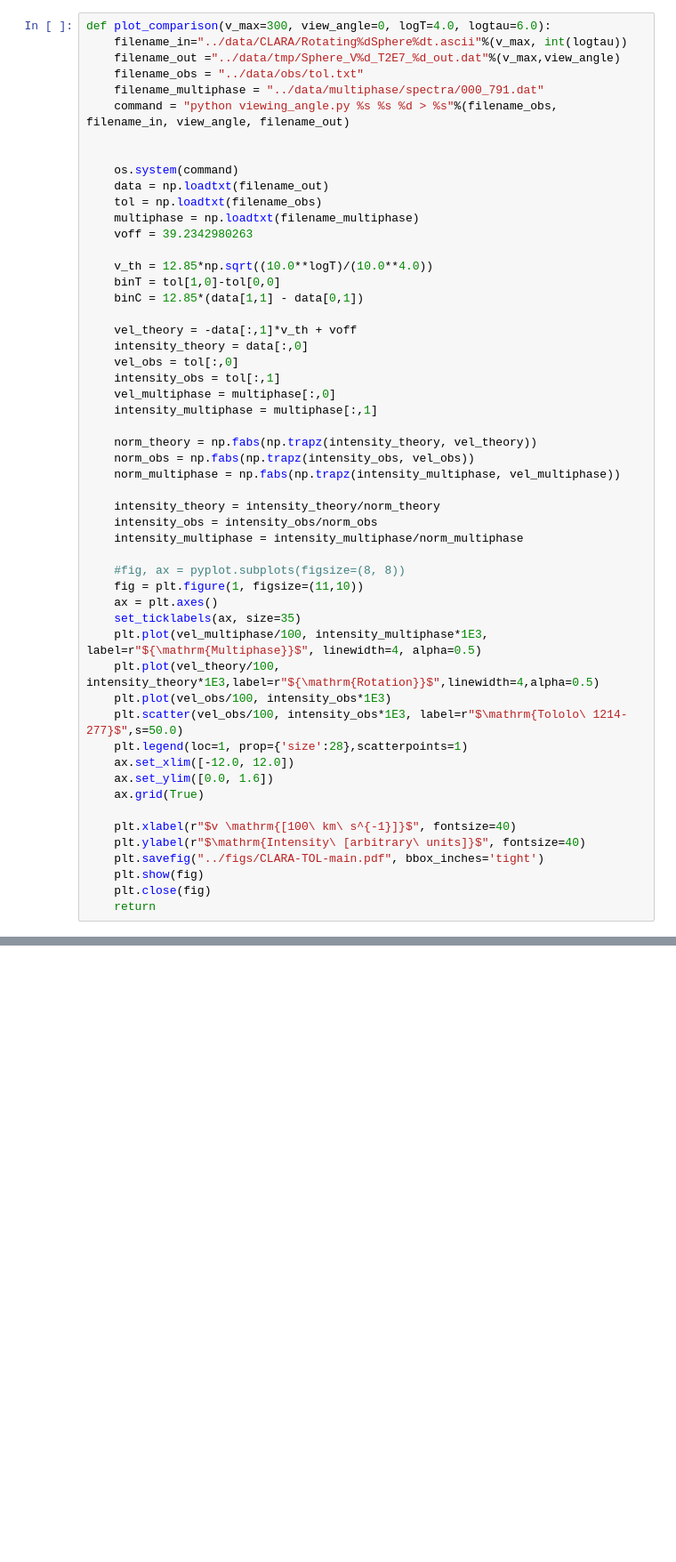
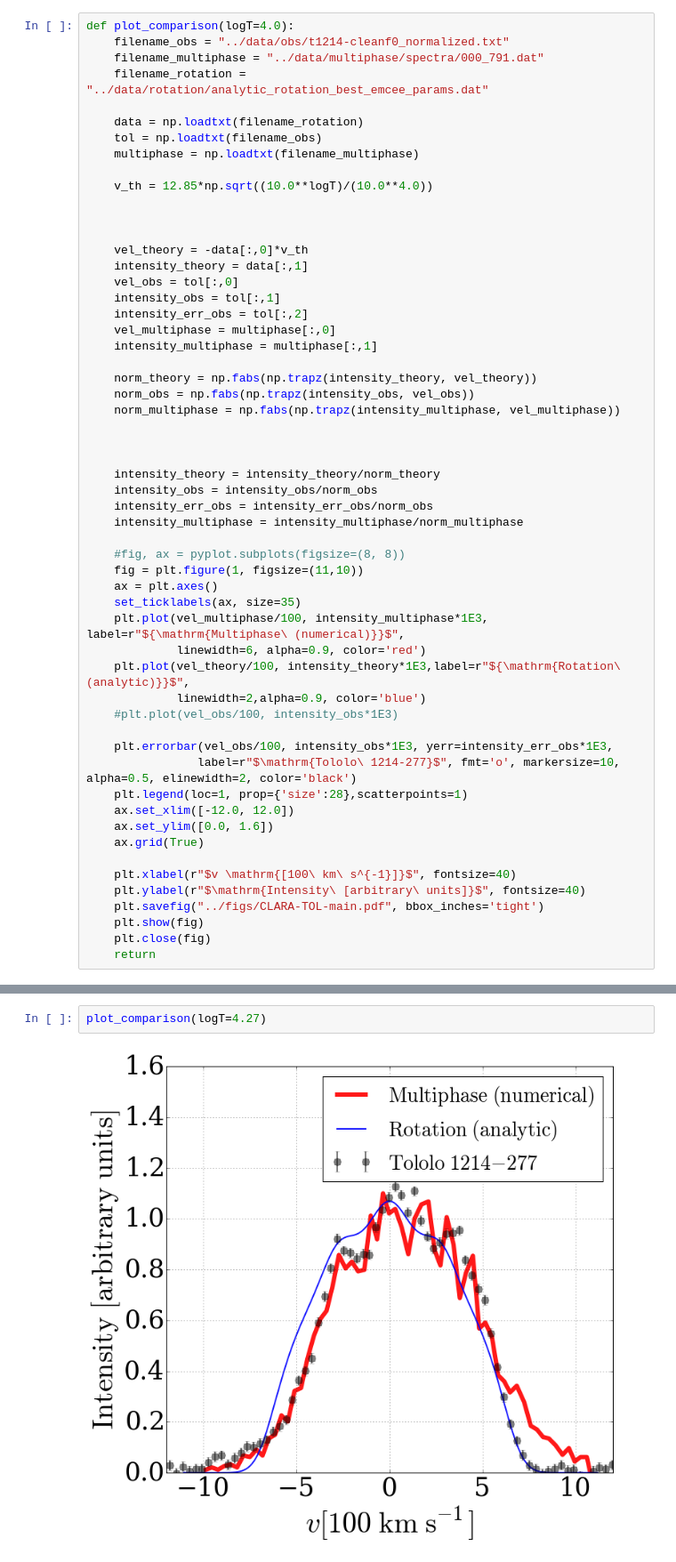
Before and after one commit to astroandes/tololo-lya-fit, a Jupyter notebook: code/paper_plots.ipynb, the cells around one changed output, grey strips where cells are left out. Shown at 89% size. Cells and saved outputs as stored; diff of their text form; blank space fills up the shorter version.

```diff
--- a/code/paper_plots.ipynb
+++ b/code/paper_plots.ipynb
@@ -17,26 +30,22 @@ def set_ticklabels(ax, size=18):
 # %%
-def plot_comparison(v_max=300, view_angle=0, logT=4.0, logtau=6.0):
-    filename_in="../data/CLARA/Rotating%dSphere%dt.ascii"%(v_max, int(logtau))
-    filename_out ="../data/tmp/Sphere_V%d_T2E7_%d_out.dat"%(v_max,view_angle)
-    filename_obs = "../data/obs/tol.txt"
+def plot_comparison(logT=4.0):
+    filename_obs = "../data/obs/t1214-cleanf0_normalized.txt"
     filename_multiphase = "../data/multiphase/spectra/000_791.dat"
-    command = "python viewing_angle.py %s %s %d > %s"%(filename_obs, filename_in, view_angle, filename_out)
+    filename_rotation = "../data/rotation/analytic_rotation_best_emcee_params.dat"
+
+    data = np.loadtxt(filename_rotation)
+    tol = np.loadtxt(filename_obs)
+    multiphase = np.loadtxt(filename_multiphase)
+
+    v_th = 12.85*np.sqrt((10.0**logT)/(10.0**4.0))
 
 
-    os.system(command)
-    data = np.loadtxt(filename_out)
-    tol = np.loadtxt(filename_obs)
-    multiphase = np.loadtxt(filename_multiphase)
-    voff = 39.2342980263
 
-    v_th = 12.85*np.sqrt((10.0**logT)/(10.0**4.0))
-    binT = tol[1,0]-tol[0,0]
-    binC = 12.85*(data[1,1] - data[0,1])
-
-    vel_theory = -data[:,1]*v_th + voff
-    intensity_theory = data[:,0]
+    vel_theory = -data[:,0]*v_th
+    intensity_theory = data[:,1]
     vel_obs = tol[:,0]
     intensity_obs = tol[:,1]
+    intensity_err_obs = tol[:,2]
     vel_multiphase = multiphase[:,0]
     intensity_multiphase = multiphase[:,1]
 
@@ -44,18 +53,25 @@ def plot_comparison(v_max=300, view_angle=0, logT=4.0, logtau=6.0):
     norm_obs = np.fabs(np.trapz(intensity_obs, vel_obs))
     norm_multiphase = np.fabs(np.trapz(intensity_multiphase, vel_multiphase))
 
+
+
     intensity_theory = intensity_theory/norm_theory
     intensity_obs = intensity_obs/norm_obs
+    intensity_err_obs = intensity_err_obs/norm_obs
     intensity_multiphase = intensity_multiphase/norm_multiphase
 
     #fig, ax = pyplot.subplots(figsize=(8, 8))
     fig = plt.figure(1, figsize=(11,10))
     ax = plt.axes()
     set_ticklabels(ax, size=35)
-    plt.plot(vel_multiphase/100, intensity_multiphase*1E3, label=r"${\mathrm{Multiphase}}$", linewidth=4, alpha=0.5)
-    plt.plot(vel_theory/100, intensity_theory*1E3,label=r"${\mathrm{Rotation}}$",linewidth=4,alpha=0.5)
-    plt.plot(vel_obs/100, intensity_obs*1E3)
-    plt.scatter(vel_obs/100, intensity_obs*1E3, label=r"$\mathrm{Tololo\ 1214-277}$",s=50.0)
+    plt.plot(vel_multiphase/100, intensity_multiphase*1E3, label=r"${\mathrm{Multiphase\ (numerical)}}$",
+             linewidth=6, alpha=0.9, color='red')
+    plt.plot(vel_theory/100, intensity_theory*1E3,label=r"${\mathrm{Rotation\ (analytic)}}$",
+             linewidth=2,alpha=0.9, color='blue')
+    #plt.plot(vel_obs/100, intensity_obs*1E3)
+
+    plt.errorbar(vel_obs/100, intensity_obs*1E3, yerr=intensity_err_obs*1E3,
+                label=r"$\mathrm{Tololo\ 1214-277}$", fmt='o', markersize=10, alpha=0.5, elinewidth=2, color='black')
     plt.legend(loc=1, prop={'size':28},scatterpoints=1)
     ax.set_xlim([-12.0, 12.0])
     ax.set_ylim([0.0, 1.6])
@@ -73,0 +86,4 @@ plot_comparison(v_max=300, view_angle=20, logT=4.2, logtau=7.0)
+# %%
+plot_comparison(logT=4.27)
+# %% [output]
+[figure, added]
```
Also changed, not shown: parts of 3 cells of this notebook.
